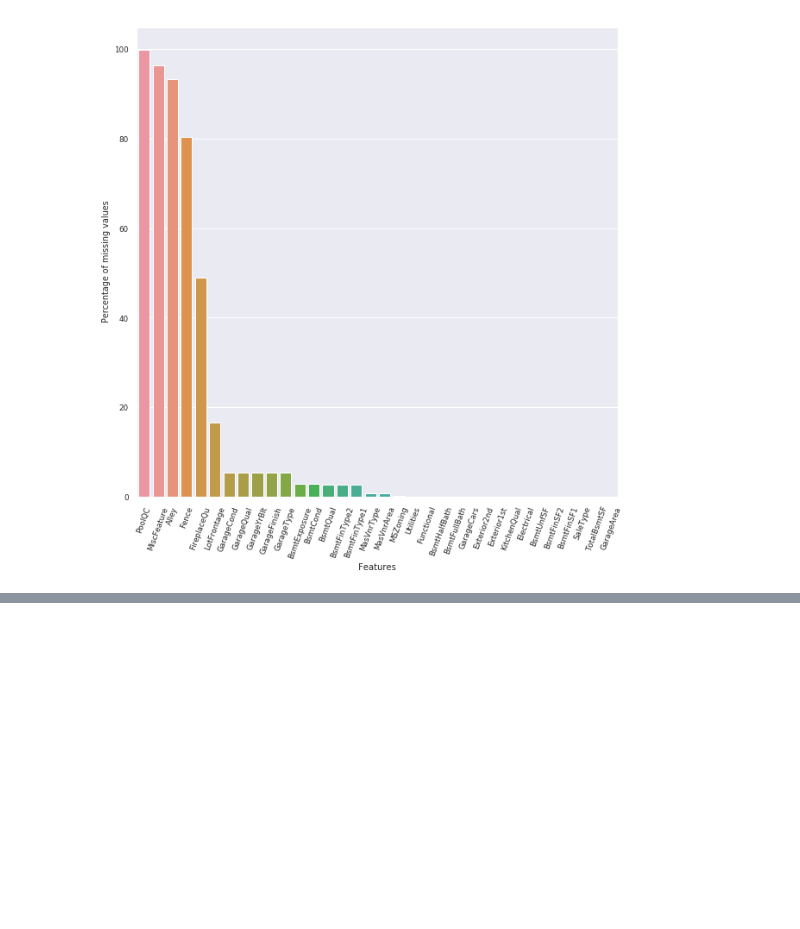
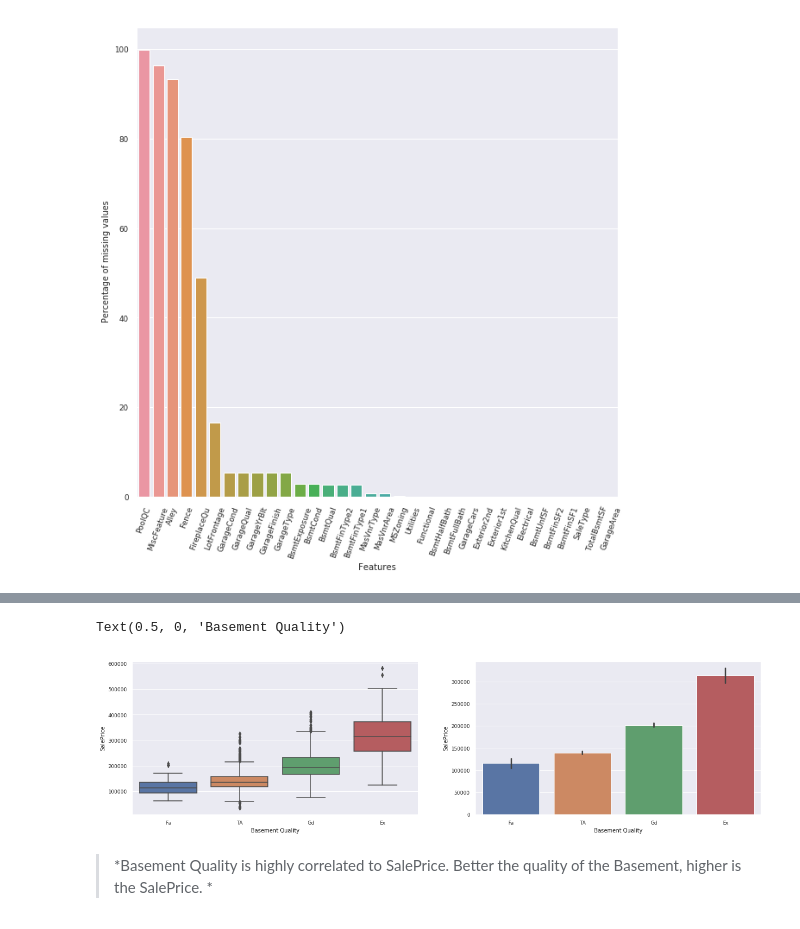
Before and after one commit to abhranil08/Regression, a Jupyter notebook: RegressionEDAKernel.ipynb, the cells around one changed output, grey strips where cells are left out. Cells and saved outputs as stored; diff of their text form; code cells hidden in the pictures; blank space fills up the shorter version.

```diff
--- a/RegressionEDAKernel.ipynb
+++ b/RegressionEDAKernel.ipynb
@@ -285,0 +273,14 @@ plt.show()
+# %%
+plt.subplots(figsize =(20, 5))
+
+plt.subplot(1, 2, 1)
+sns.boxplot(x=train["BsmtQual"], y=train["SalePrice"], data=train, order=['Fa', 'TA', 'Gd', 'Ex']);
+plt.xlabel("Basement Quality")
+plt.subplot(1, 2, 2)
+sns.barplot(x="BsmtQual", y="SalePrice", data=train, order=['Fa', 'TA', 'Gd', 'Ex']);
+plt.xlabel("Basement Quality")
+# %% [output]
+Text(0.5, 0, 'Basement Quality')
+[figure, added]
+# %% [markdown]
+> *Basement Quality is highly correlated to SalePrice. Better the quality of the Basement, higher is the SalePrice. *
```
Also changed, not shown: parts of 48 cells of this notebook.
